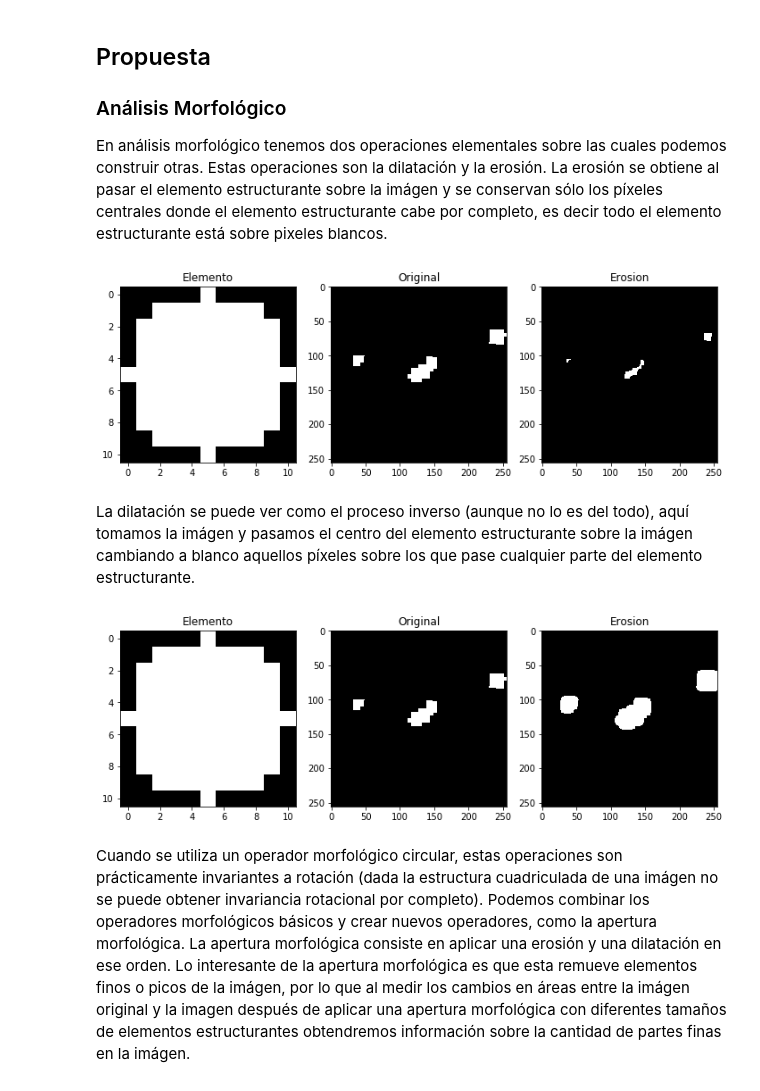
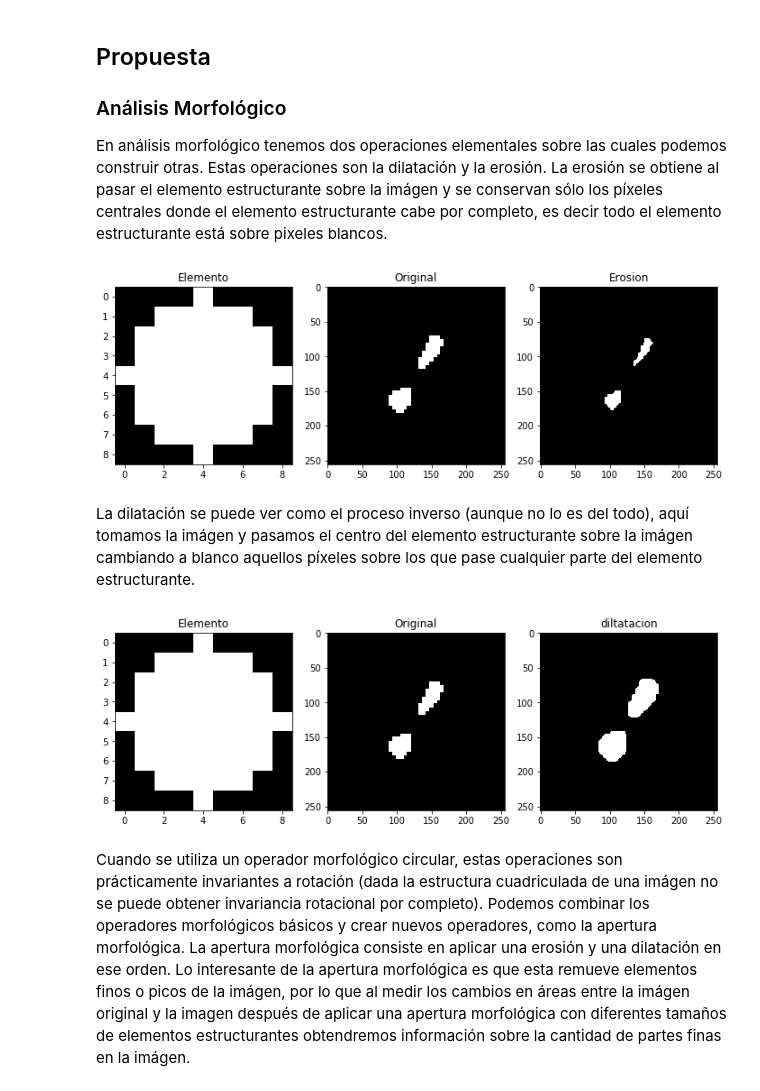
Before and after one commit to nottu/verano, a Jupyter notebook: notebook/morpho.ipynb, the cells around one changed output. Cells and saved outputs as stored; diff of their text form; code cells hidden in the pictures.

```diff
--- a/notebook/morpho.ipynb
+++ b/notebook/morpho.ipynb
@@ -50,10 +50,10 @@ En análisis morfológico tenemos dos operaciones elementales sobre las cuales p
 import skimage.morphology as morpho
 from astropy.io import fits
 import skimage as sk
-im = normalize_img(fits.open('nvss_1.fit')[0].data)
+im = normalize_img(fits.open('nvss_3.fit')[0].data)
 im = im > sk.filters.threshold_otsu(im)
 f, ax = plt.subplots(1, 3, figsize=(12,15))
-d1 = morpho.disk(5)
+d1 = morpho.disk(4)
 ax[0].set_title('Elemento')
 ax[0].imshow(d1, cmap='gray')
 ax[1].set_title('Original')
@@ -62,20 +62,20 @@ ax[2].set_title('Erosion')
 ax[2].imshow(morpho.erosion(im, d1), cmap='gray')
 plt.show()
 # %% [output]
-[figure, old version]
+[figure, new version]
 # %% [markdown]
 La dilatación se puede ver como el proceso inverso (aunque no lo es del todo), aquí tomamos la imágen y pasamos el centro del elemento estructurante sobre la imágen cambiando a blanco aquellos píxeles sobre los que pase cualquier parte del elemento estructurante.
 # %%
 f, ax = plt.subplots(1, 3, figsize=(12,15))
 ax[0].set_title('Elemento')
 ax[0].imshow(d1, cmap='gray')
 ax[1].set_title('Original')
 ax[1].imshow(im, cmap='gray')
-ax[2].set_title('Erosion')
+ax[2].set_title('diltatacion')
 ax[2].imshow(morpho.dilation(im, d1), cmap='gray')
 plt.show()
 # %% [output]
-[figure, old version]
+[figure, new version]
 # %% [markdown]
 Cuando se utiliza un operador morfológico circular, estas operaciones son prácticamente invariantes a rotación (dada la estructura cuadriculada de una imágen no se puede obtener invariancia rotacional por completo). Podemos combinar los operadores morfológicos básicos y crear nuevos operadores, como la apertura morfológica. La apertura morfológica consiste en aplicar una erosión y una dilatación en ese orden. Lo interesante de la apertura morfológica es que esta remueve elementos finos o picos de la imágen, por lo que al medir los cambios en áreas entre la imágen original y la imagen después de aplicar una apertura morfológica con diferentes tamaños de elementos estructurantes obtendremos información sobre la cantidad de partes finas en la imágen.
 # %%
```
Also changed, not shown: parts of 9 cells of this notebook, 3 other files.
